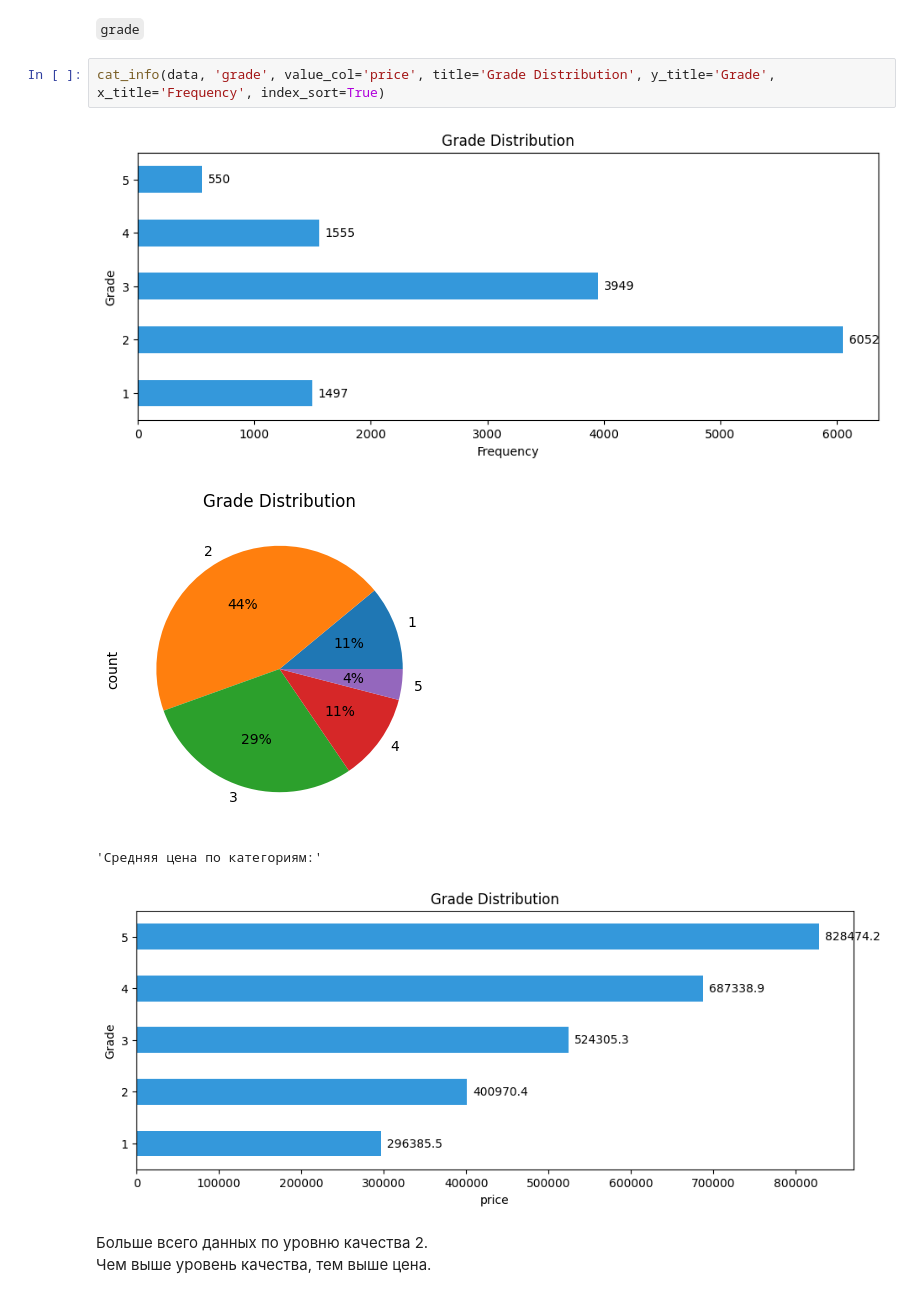
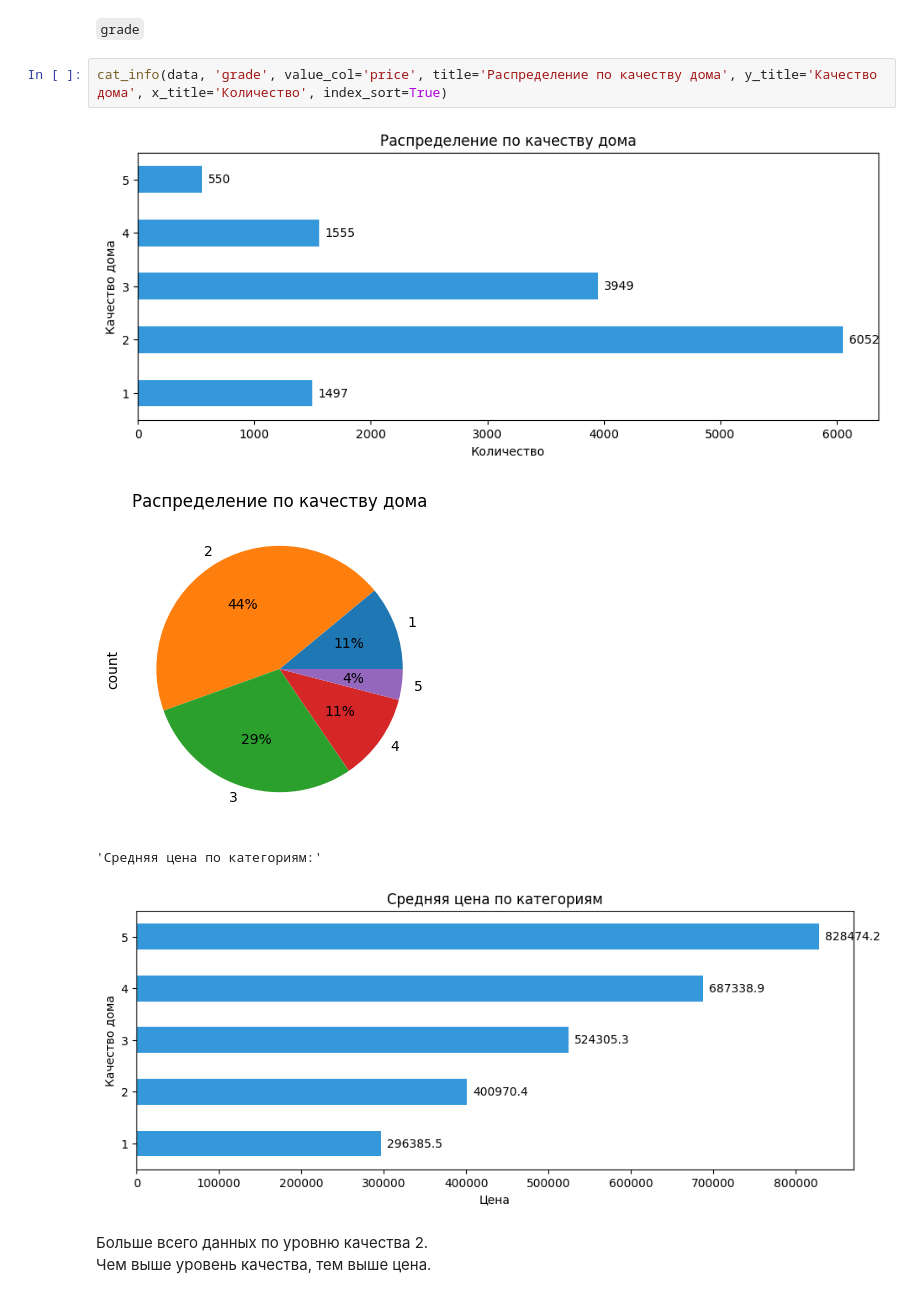
Before and after one commit to fline35/ml_linear_house, a Jupyter notebook: eda.ipynb, the cells around one changed output. Drawn from its saved outputs; the diff is of its cells as text.

```diff
--- a/eda.ipynb
+++ b/eda.ipynb
@@ -184,12 +184,12 @@ cat_info(data, 'bedrooms', value_col='price', title='Bedrooms Distribution', y_t
 # %% [markdown]
 `grade`
 # %%
-cat_info(data, 'grade', value_col='price', title='Grade Distribution', y_title='Grade', x_title='Frequency', index_sort=True)
+cat_info(data, 'grade', value_col='price', title='Распределение по качеству дома', y_title='Качество дома', x_title='Количество', index_sort=True)
 # %% [output]
-[figure, old version]
+[figure, new version]
-[figure, old version]
+[figure, new version]
 'Средняя цена по категориям:'
-[figure, old version]
+[figure, new version]
 # %% [markdown]
 Больше всего данных по уровню качества 2.
 Чем выше уровень качества, тем выше цена.
```
Also changed, not shown: parts of 18 cells of this notebook, 9 other files.
